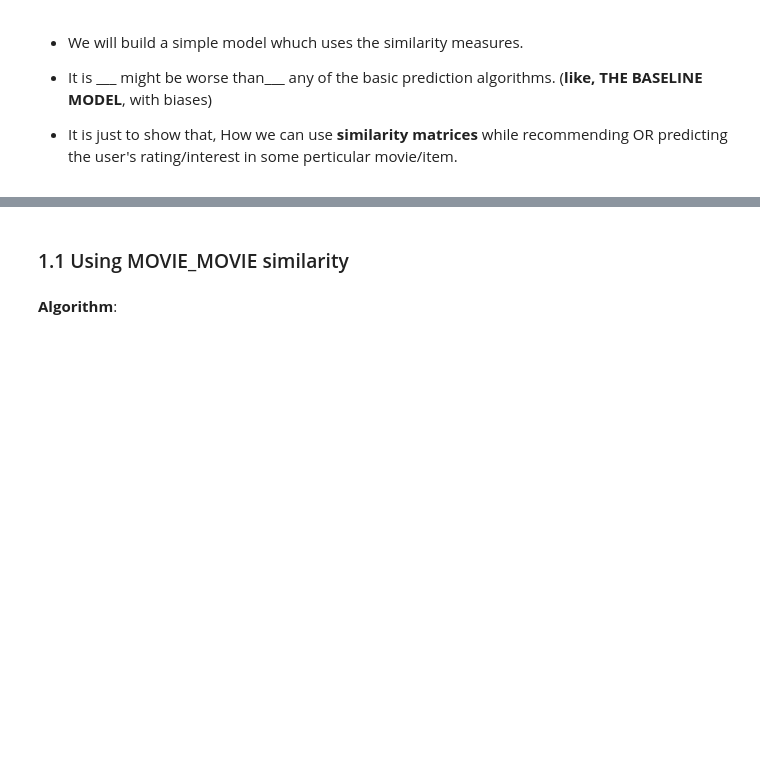
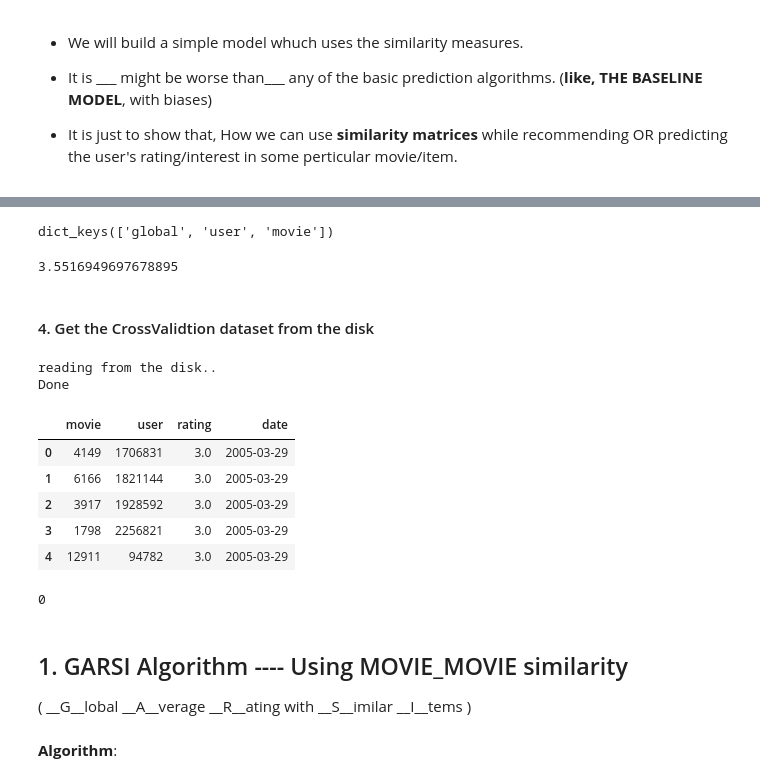
Before and after one commit to ramsane/NetflixPrizeRS, a Jupyter notebook: 02_Models.ipynb, the cells around one changed output, grey strips where cells are left out. Drawn from its saved outputs; the diff is of its cells as text; code cells hidden in the pictures; blank space fills up the shorter version.

```diff
--- a/02_Models.ipynb
+++ b/02_Models.ipynb
@@ -10,0 +75,11 @@
+# %%
+averages.keys()
+# %% [output]
+dict_keys(['global', 'user', 'movie'])
+# %%
+# testing averages file
+averages['global']
+# %% [output]
+3.5516949697678895
+# %% [markdown]
+#### 4. Get the CrossValidtion dataset from the disk
@@ -11,5 +89,31 @@
+# %%
+if os.path.isfile('cv.csv'):
+    # read from the disk
+    print('reading from the disk..')
+    cv_df = pd.read_csv('cv.csv')
+    print('Done')
+else:
+    print(" No cross validation file exists. Please get it..")
+# %% [output]
+reading from the disk..
+Done
+# %%
+cv_df.head()
+# %% [output]
+|  | movie | user | rating | date |
+| 0 | 4149 | 1706831 | 3.0 | 2005-03-29 |
+| 1 | 6166 | 1821144 | 3.0 | 2005-03-29 |
+| 2 | 3917 | 1928592 | 3.0 | 2005-03-29 |
+| 3 | 1798 | 2256821 | 3.0 | 2005-03-29 |
+| 4 | 12911 | 94782 | 3.0 | 2005-03-29 |
+# %%
+sum(cv_df.duplicated(subset=['movie','user','rating']))
+# %% [output]
+0
 # %% [markdown]
-### 1.1 Using MOVIE_MOVIE similarity
+## 1.  GARSI Algorithm ---- Using MOVIE_MOVIE similarity
+
+( __G__lobal __A__verage __R__ating with __S__imilar __I__tems )
 # %% [markdown]
 __Algorithm__:
 # %% [markdown]
```
Also changed, not shown: parts of 28 cells of this notebook, 5 other files.
